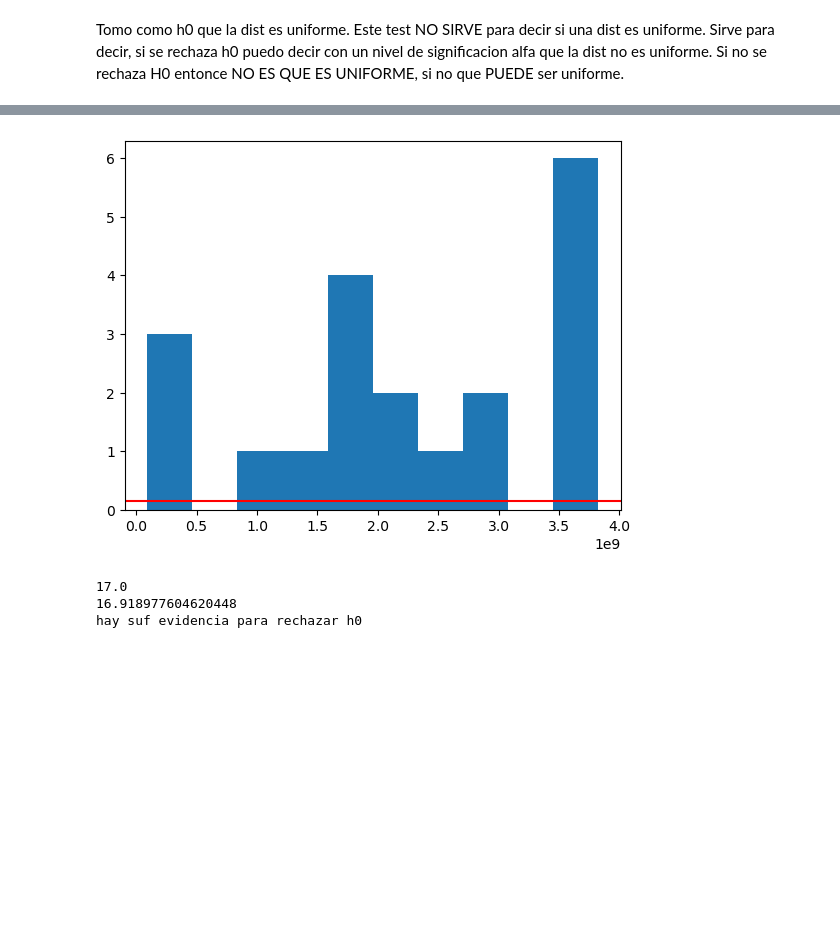
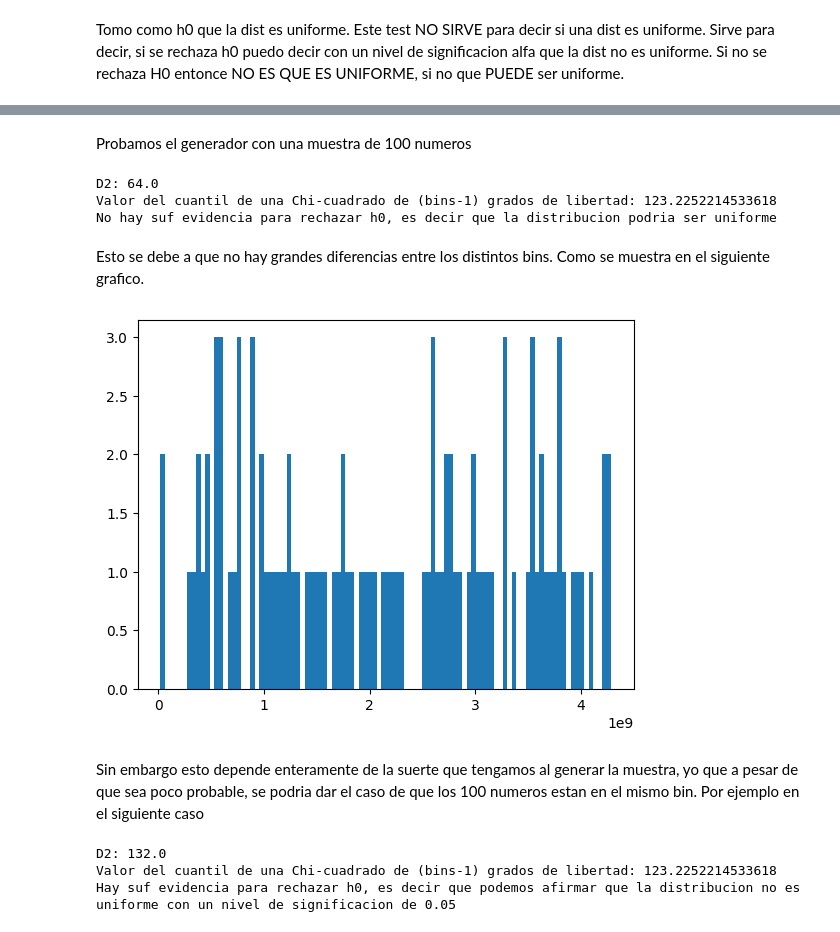
Before and after one commit to Rivejjj/Los-Simuladores, a Jupyter notebook: tp1.ipynb, the cells around one changed output, grey strips where cells are left out. Cells and saved outputs as stored; diff of their text form; code cells hidden in the pictures; blank space fills up the shorter version.

Commit message:
Terminando los tests chi-cuadrado

```diff
--- a/tp1.ipynb
+++ b/tp1.ipynb
@@ -106,16 +126,35 @@ generator = xorshift_generator(565555555)
+# %% [markdown]
+Probamos el generador con una muestra de 100 numeros
 # %%
-lista =[]
-for i in range(20):
-    lista.append(generator.rand())
+rand_numbers =[]
+for i in range(100):
+    rand_numbers.append(generator.rand())
+
+test_chi2_for_uniform_distribution(rand_numbers, 100, 2**32 - 1, 0.05)
+# %% [output]
+D2: 64.0
+Valor del cuantil de una Chi-cuadrado de (bins-1) grados de libertad: 123.2252214533618
+No hay suf evidencia para rechazar h0, es decir que la distribucion podria ser uniforme
-# %%
-plt.hist(lista, bins = 10)
-plt.axhline(y=len(lista)/2**7, color = 'red')
-plt.show()
-# %% [output]
-[figure, removed]
-# %%
-test_chi2_for_uniform_distribution(lista, 10, 2**32 - 1, 0.05)
-# %% [output]
-17.0
-16.918977604620448
-hay suf evidencia para rechazar h0
+# %% [markdown]
+Esto se debe a que no hay grandes diferencias entre los distintos bins. Como se muestra en el siguiente grafico.
+# %%
+plt.hist(rand_numbers, bins = 100)
+plt.show()
+# %% [output]
+[figure, added]
+# %% [markdown]
+Sin embargo esto depende enteramente de la suerte que tengamos al generar la muestra, yo que a pesar de que sea poco probable, se podria dar el caso de que los 100 numeros estan en el mismo bin. Por ejemplo en el siguiente caso
+# %%
+#dejamos pasar 100 numeros de la semilla
+for i in range(300):
+    generator.rand()
+
+rand_numbers =[]
+for i in range(100):
+    rand_numbers.append(generator.rand())
+
+test_chi2_for_uniform_distribution(rand_numbers, 100, 2**32 - 1, 0.05)
+# %% [output]
+D2: 132.0
+Valor del cuantil de una Chi-cuadrado de (bins-1) grados de libertad: 123.2252214533618
+Hay suf evidencia para rechazar h0, es decir que podemos afirmar que la distribucion no es uniforme con un nivel de significacion de 0.05
```
Also changed, not shown: parts of 30 cells of this notebook.
